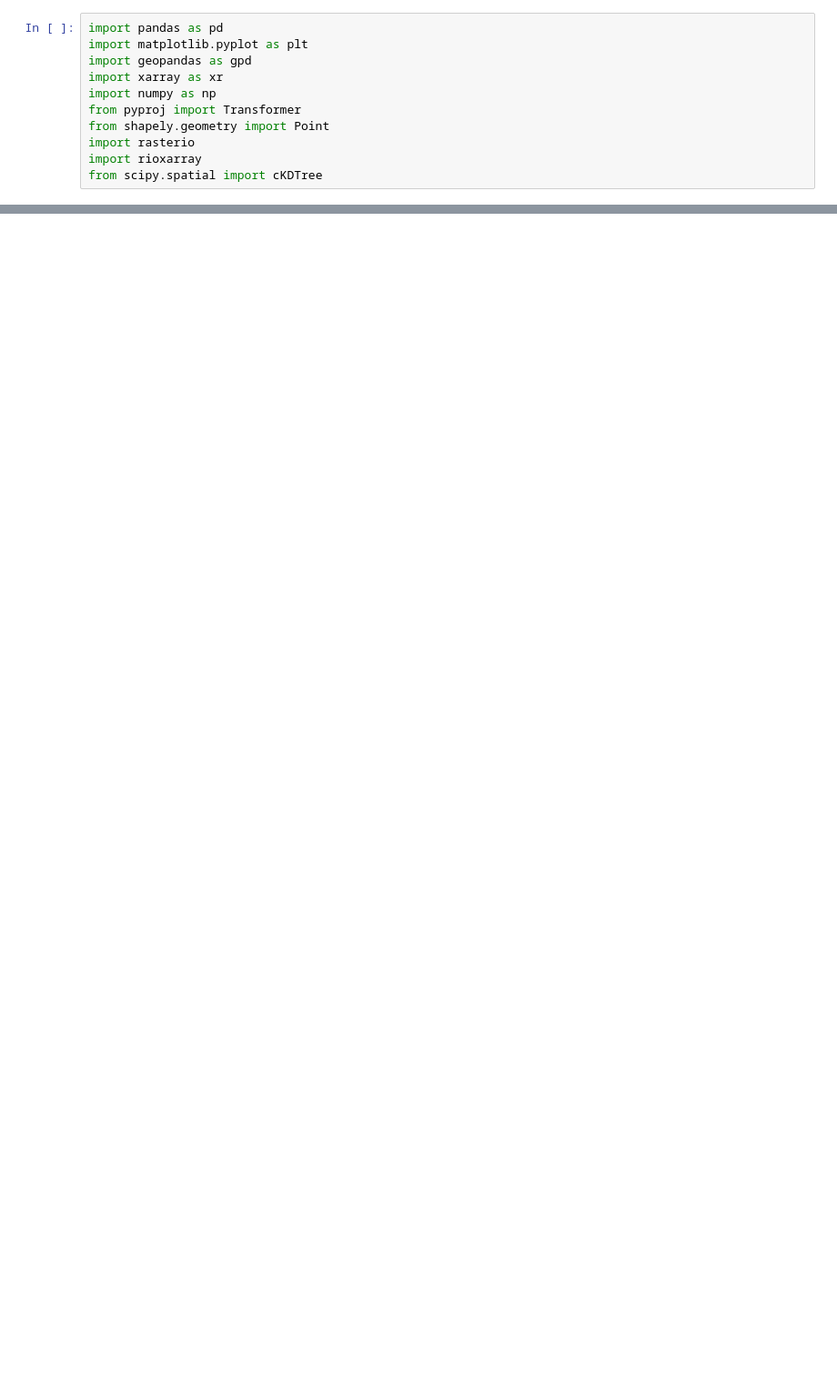
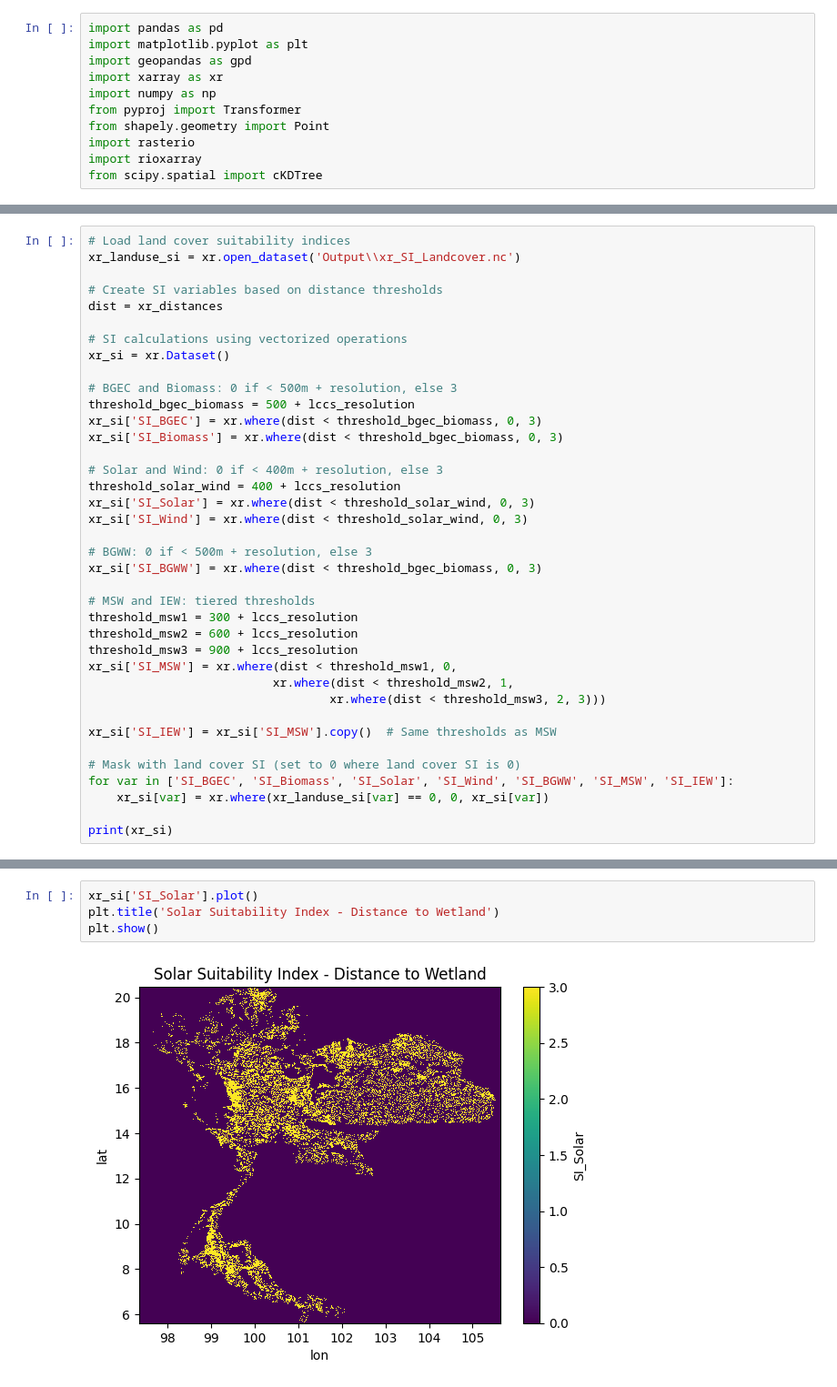
Before and after one commit to NarasetS/RESITING, a Jupyter notebook: 5_SI_Distancetowetland.ipynb, the cells around one changed output, grey strips where cells are left out. Shown at 91% size. Saved outputs shown, nothing was run; the diff lists cells and outputs as text; blank space fills up the shorter version.

```diff
--- a/5_SI_Distancetowetland.ipynb
+++ b/5_SI_Distancetowetland.ipynb
@@ -126,0 +20,38 @@ Wetland SI calculation mapping generated successfully.
+# %%
+# Load land cover suitability indices
+xr_landuse_si = xr.open_dataset('Output\\xr_SI_Landcover.nc')
+
+# Create SI variables based on distance thresholds
+dist = xr_distances
+
+# SI calculations using vectorized operations
+xr_si = xr.Dataset()
+
+# BGEC and Biomass: 0 if < 500m + resolution, else 3
+threshold_bgec_biomass = 500 + lccs_resolution
+xr_si['SI_BGEC'] = xr.where(dist < threshold_bgec_biomass, 0, 3)
+xr_si['SI_Biomass'] = xr.where(dist < threshold_bgec_biomass, 0, 3)
+
+# Solar and Wind: 0 if < 400m + resolution, else 3
+threshold_solar_wind = 400 + lccs_resolution
+xr_si['SI_Solar'] = xr.where(dist < threshold_solar_wind, 0, 3)
+xr_si['SI_Wind'] = xr.where(dist < threshold_solar_wind, 0, 3)
+
+# BGWW: 0 if < 500m + resolution, else 3
+xr_si['SI_BGWW'] = xr.where(dist < threshold_bgec_biomass, 0, 3)
+
+# MSW and IEW: tiered thresholds
+threshold_msw1 = 300 + lccs_resolution
+threshold_msw2 = 600 + lccs_resolution
+threshold_msw3 = 900 + lccs_resolution
+xr_si['SI_MSW'] = xr.where(dist < threshold_msw1, 0,
+                          xr.where(dist < threshold_msw2, 1,
+                                  xr.where(dist < threshold_msw3, 2, 3)))
+
+xr_si['SI_IEW'] = xr_si['SI_MSW'].copy()  # Same thresholds as MSW
+
+# Mask with land cover SI (set to 0 where land cover SI is 0)
+for var in ['SI_BGEC', 'SI_Biomass', 'SI_Solar', 'SI_Wind', 'SI_BGWW', 'SI_MSW', 'SI_IEW']:
+    xr_si[var] = xr.where(xr_landuse_si[var] == 0, 0, xr_si[var])
+
+print(xr_si)
@@ -147 +92,7 @@ Data variables:
+# %%
+xr_si['SI_Solar'].plot()
+plt.title('Solar Suitability Index - Distance to Wetland')
+plt.show()
+# %% [output]
+[figure, added]
 # %%
```
Also changed, not shown: parts of 6 cells of this notebook, 11 other files.
